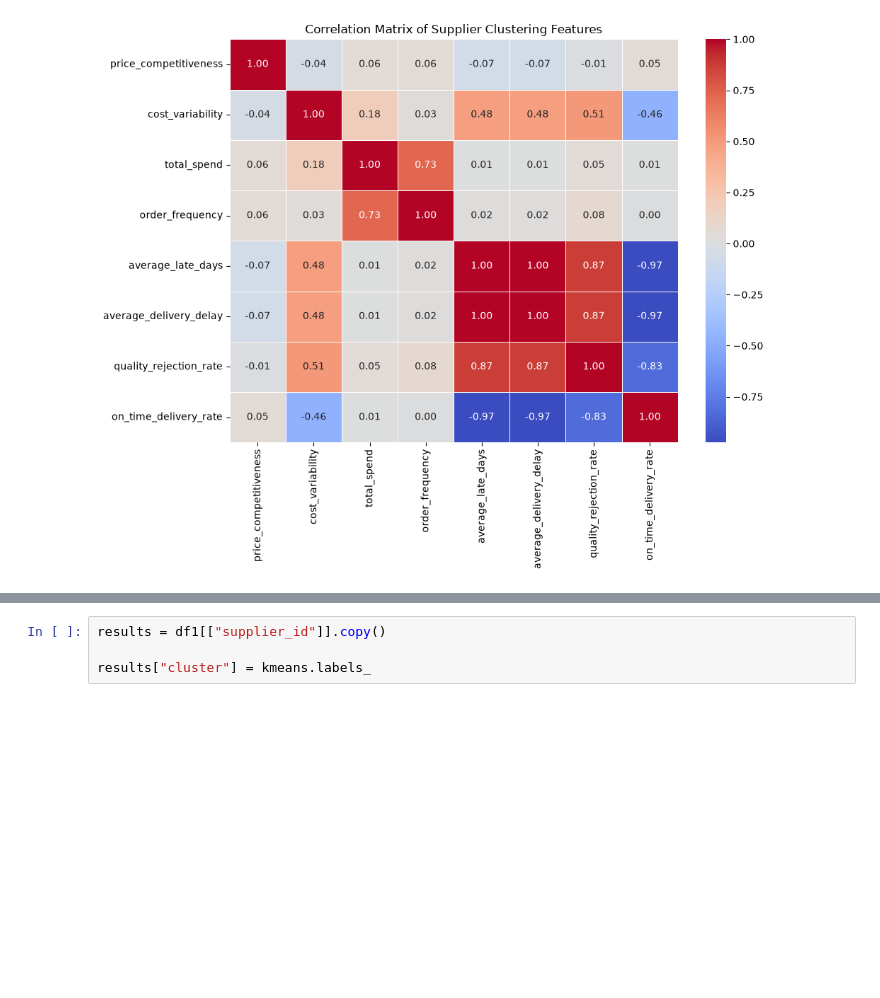
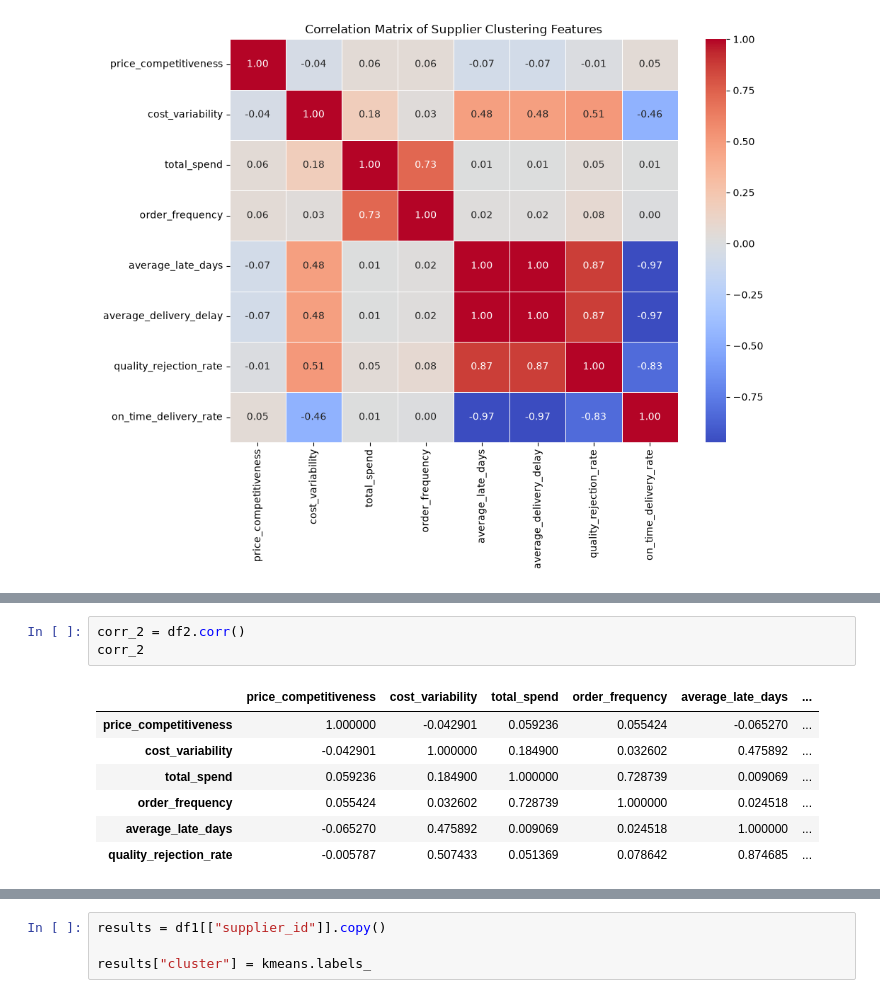
Before and after one commit to Kiran-Samuel/Supplier_clustering, a Jupyter notebook: research/04_feature_selection.ipynb, the cells around one changed output, grey strips where cells are left out. Cells and saved outputs as stored; diff of their text form; blank space fills up the shorter version.

```diff
--- a/research/04_feature_selection.ipynb
+++ b/research/04_feature_selection.ipynb
@@ -150,0 +213,11 @@ plt.show()
+# %%
+corr_2 = df2.corr()
+corr_2
+# %% [output]
+|  | price_competitiveness | cost_variability | total_spend | order_frequency | average_late_days | ... |
+| price_competitiveness | 1.000000 | -0.042901 | 0.059236 | 0.055424 | -0.065270 | ... |
+| cost_variability | -0.042901 | 1.000000 | 0.184900 | 0.032602 | 0.475892 | ... |
+| total_spend | 0.059236 | 0.184900 | 1.000000 | 0.728739 | 0.009069 | ... |
+| order_frequency | 0.055424 | 0.032602 | 0.728739 | 1.000000 | 0.024518 | ... |
+| average_late_days | -0.065270 | 0.475892 | 0.009069 | 0.024518 | 1.000000 | ... |
+| quality_rejection_rate | -0.005787 | 0.507433 | 0.051369 | 0.078642 | 0.874685 | ... |
```
Also changed, not shown: parts of 15 cells of this notebook, 11 other files.
